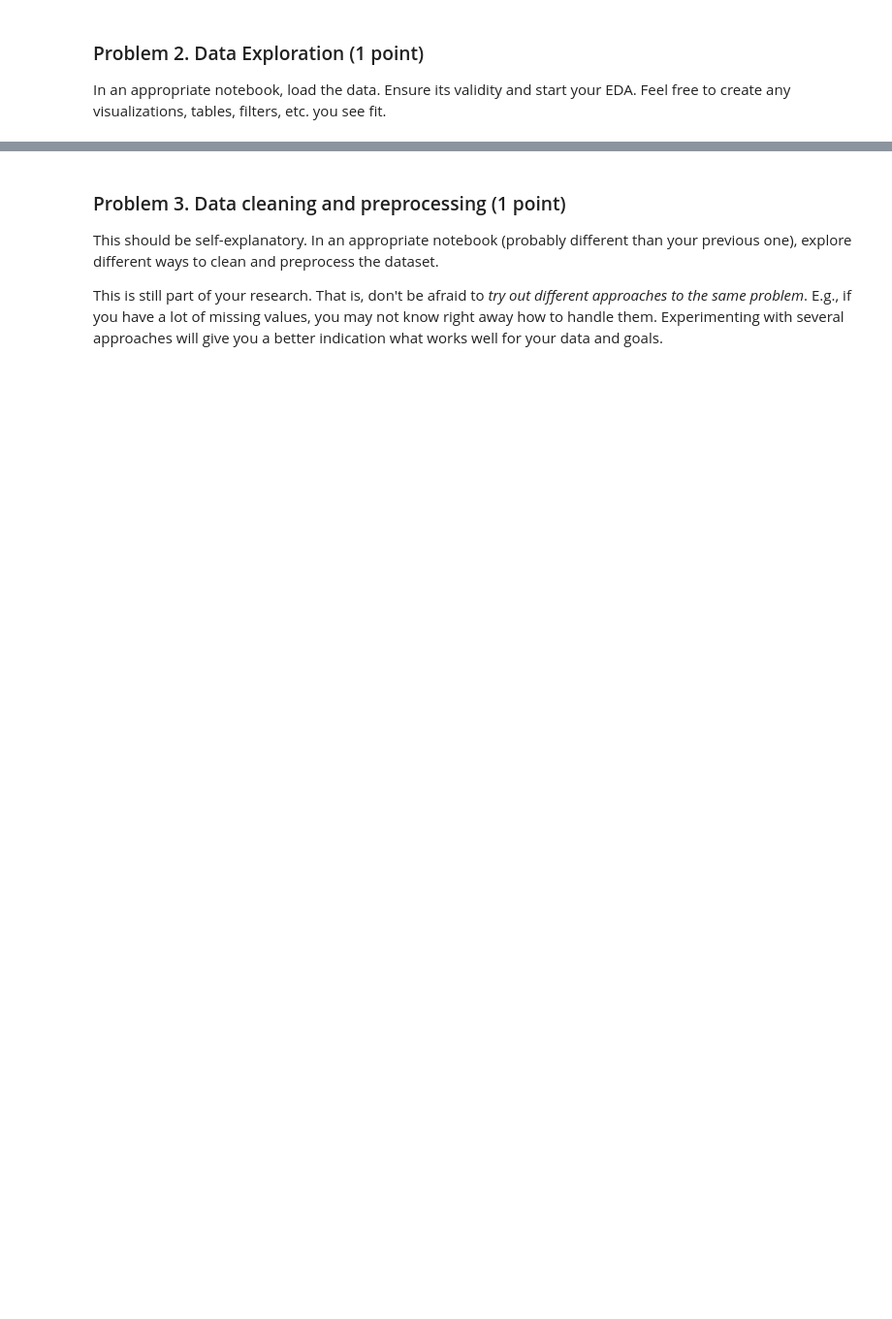
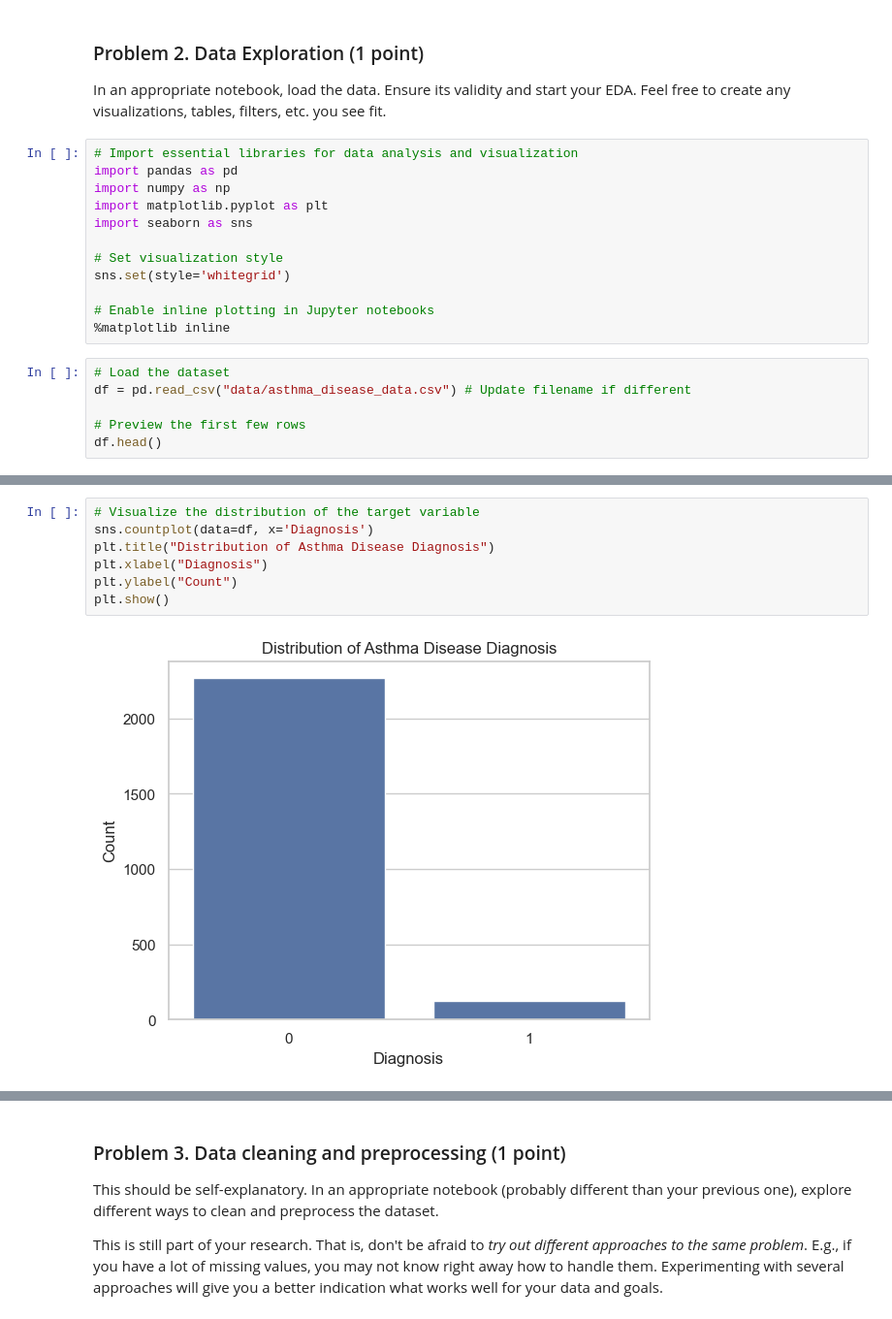
Before and after one commit to Atanas9205/asthma-diagnosis-project, a Jupyter notebook: DS Project Archiecture Lab.ipynb, the cells around one changed output, grey strips where cells are left out. Shown at 97% size. Saved outputs shown, nothing was run; the diff lists cells and outputs as text; blank space fills up the shorter version.

```diff
--- a/DS Project Archiecture Lab.ipynb
+++ b/DS Project Archiecture Lab.ipynb
@@ -71,3 +72,21 @@ This is the proposed directory structure for the asthma prediction project:
 # %% [markdown]
 ### Problem 2. Data Exploration (1 point)
 In an appropriate notebook, load the data. Ensure its validity and start your EDA. Feel free to create any visualizations, tables, filters, etc. you see fit.
+# %%
+# Import essential libraries for data analysis and visualization
+import pandas as pd
+import numpy as np
+import matplotlib.pyplot as plt
+import seaborn as sns
+
+# Set visualization style
+sns.set(style='whitegrid')
+
+# Enable inline plotting in Jupyter notebooks
+%matplotlib inline
+# %%
+# Load the dataset
+df = pd.read_csv("data/asthma_disease_data.csv") # Update filename if different
+
+# Preview the first few rows
+df.head()
@@ -73,0 +157,9 @@ In an appropriate notebook, load the data. Ensure its validity and start your ED
+# %%
+# Visualize the distribution of the target variable
+sns.countplot(data=df, x='Diagnosis')
+plt.title("Distribution of Asthma Disease Diagnosis")
+plt.xlabel("Diagnosis")
+plt.ylabel("Count")
+plt.show()
+# %% [output]
+[figure, added]
```
Also changed, not shown: parts of 26 cells of this notebook, 1 other file.
